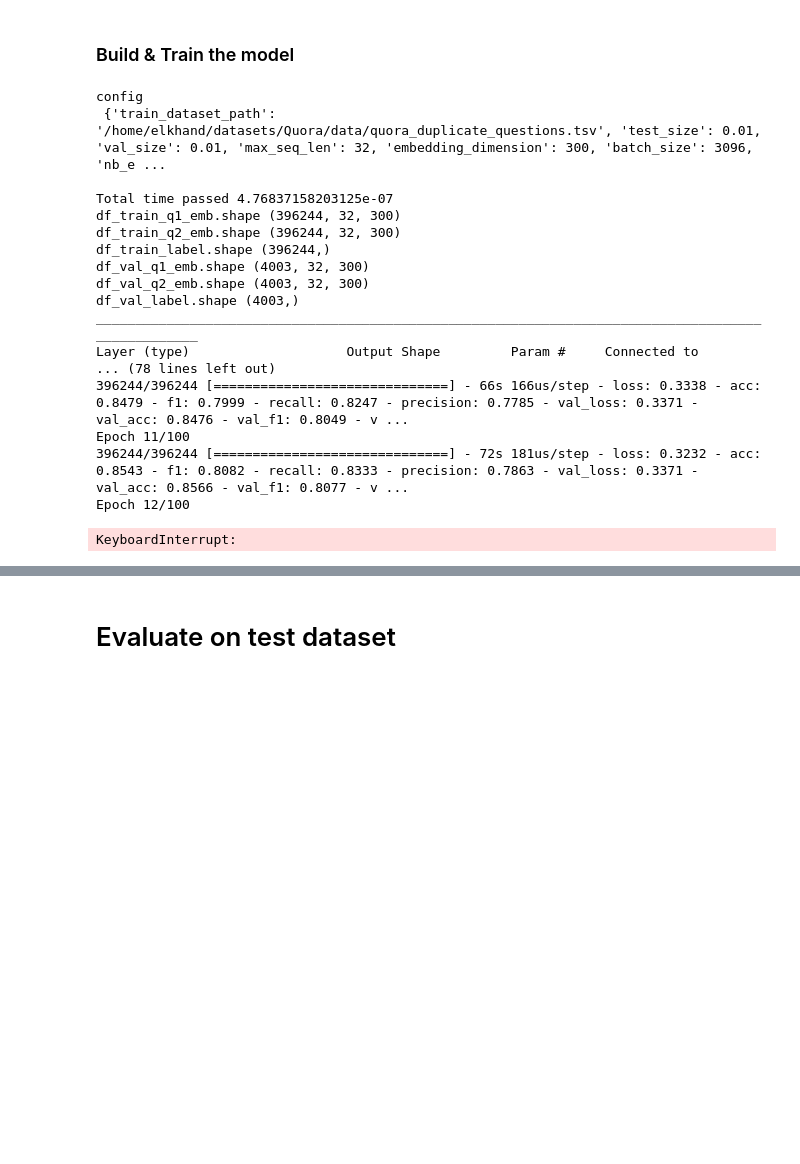
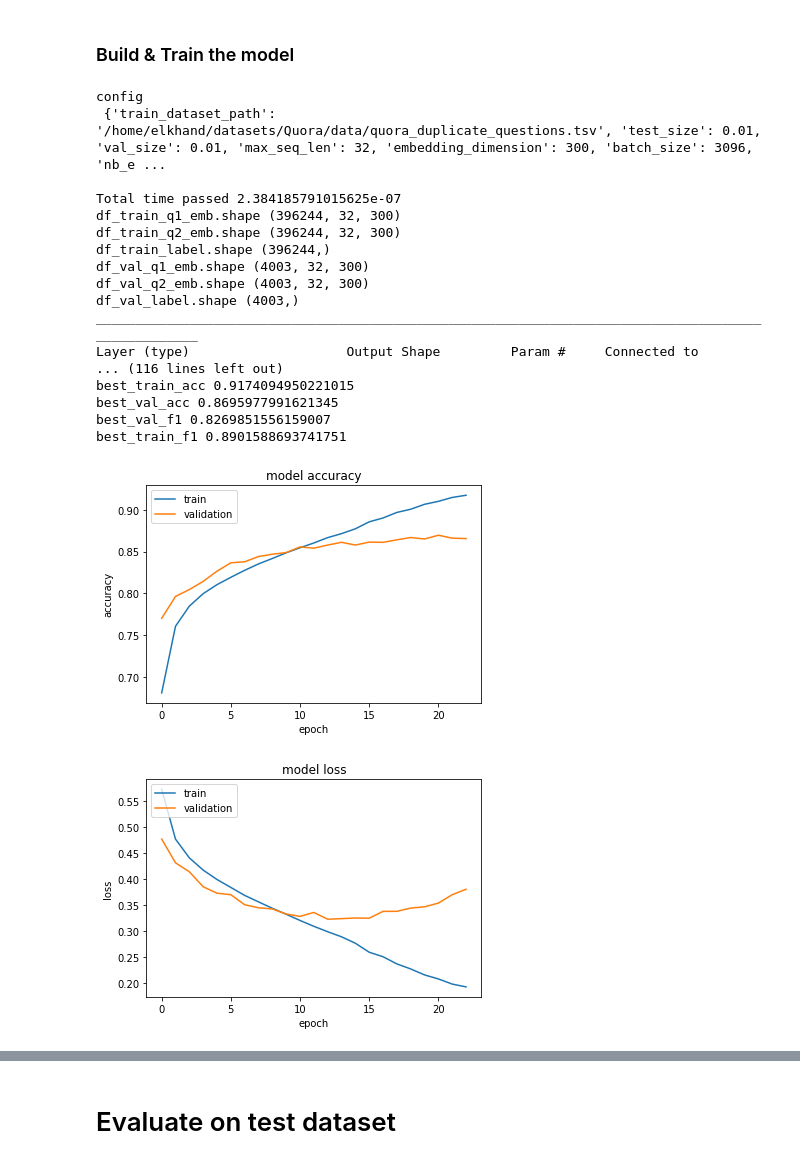
Before and after one commit to elkhand/semantic-question-matching, a Jupyter notebook: Semantic-Question-Matching-Keras.ipynb, the cells around one changed output, grey strips where cells are left out. Drawn from its saved outputs; the diff is of its cells as text; code cells hidden in the pictures; blank space fills up the shorter version.

```diff
--- a/Semantic-Question-Matching-Keras.ipynb
+++ b/Semantic-Question-Matching-Keras.ipynb
@@ -322,39 +321,40 @@ def train_model():
 
     filepath= os.path.join(model_dir, "best_val_f1_model.h5")
     checkpoint = ModelCheckpoint(filepath, monitor='val_f1', verbose=0, save_best_only=True, mode='max')
-    early_stopping = EarlyStopping(monitor='val_loss', patience=1) #TODO: 10
+    early_stopping = EarlyStopping(monitor='val_loss', patience=10) #TODO: 10
     callback_list = [reduce_lr, early_stopping, checkpoint]
     history = model.fit(x=[df_train_q1_emb_limit, df_train_q2_emb_limit],
                   y=df_train_label_limit,
                   batch_size=config['batch_size'],
-                  epochs=5, #TODO: config['nb_epochs']
+                  epochs=config['nb_epochs'], #TODO: config['nb_epochs']
                   verbose=1,
                   validation_data = ([df_val_q1_emb_limit,df_val_q2_emb_limit], df_val_label_limit),
                   callbacks=callback_list)#
     return (history,model)
 
 start = time.time()
 config = du.get_config(train_dataset_path, test_size=test_size, val_size=val_size, embedding_dimension=emb_dim)
 history, model = train_model()
 end = time.time()
 print("Total time", (end - start))
 du.plot_model_accuracy(history,modelDir=model_dir, hasF1=True)
 # %% [output]
 config
  {'train_dataset_path': '/home/elkhand/datasets/Quora/data/quora_duplicate_questions.tsv', 'test_size': 0.01, 'val_size': 0.01, 'max_seq_len': 32, 'embedding_dimension': 300, 'batch_size': 3096, 'nb_e ...
 
-Total time passed 4.76837158203125e-07
+Total time passed 2.384185791015625e-07
 df_train_q1_emb.shape (396244, 32, 300)
 df_train_q2_emb.shape (396244, 32, 300)
 df_train_label.shape (396244,)
 df_val_q1_emb.shape (4003, 32, 300)
 df_val_q2_emb.shape (4003, 32, 300)
 df_val_label.shape (4003,)
 __________________________________________________________________________________________________
 Layer (type)                    Output Shape         Param #     Connected to
-... (78 lines left out)
-396244/396244 [==============================] - 66s 166us/step - loss: 0.3338 - acc: 0.8479 - f1: 0.7999 - recall: 0.8247 - precision: 0.7785 - val_loss: 0.3371 - val_acc: 0.8476 - val_f1: 0.8049 - v ...
-Epoch 11/100
-396244/396244 [==============================] - 72s 181us/step - loss: 0.3232 - acc: 0.8543 - f1: 0.8082 - recall: 0.8333 - precision: 0.7863 - val_loss: 0.3371 - val_acc: 0.8566 - val_f1: 0.8077 - v ...
-Epoch 12/100
+... (116 lines left out)
+best_train_acc 0.9174094950221015
+best_val_acc 0.8695977991621345
+best_val_f1 0.8269851556159007
+best_train_f1 0.8901588693741751
-KeyboardInterrupt:
+[figure, added]
+[figure, added]
```
Also changed, not shown: parts of 6 cells of this notebook, 35 other files.
